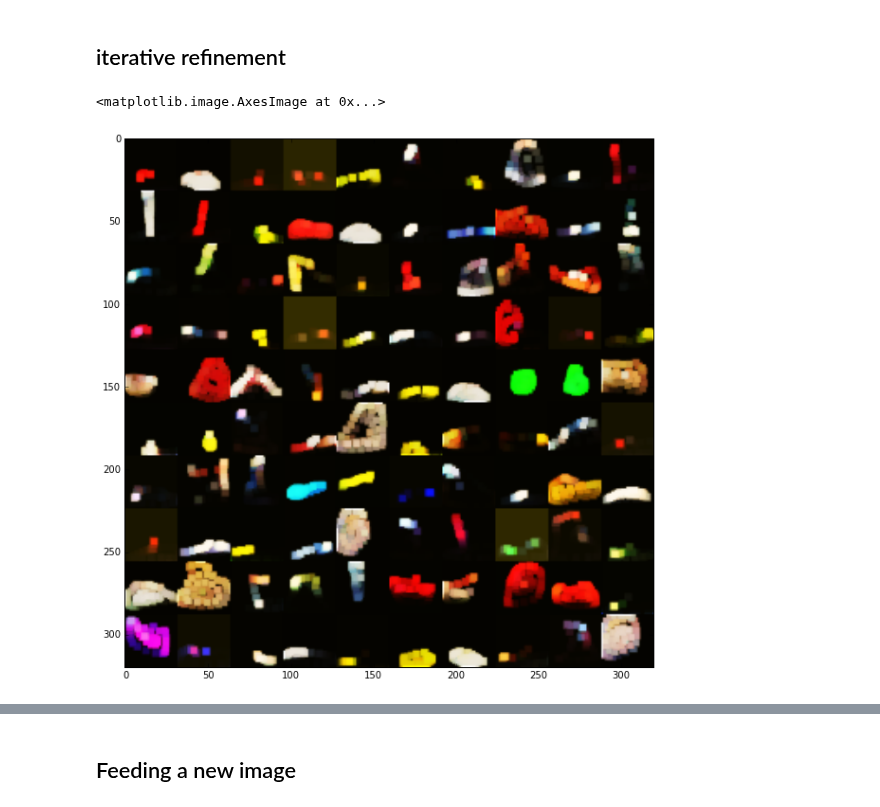
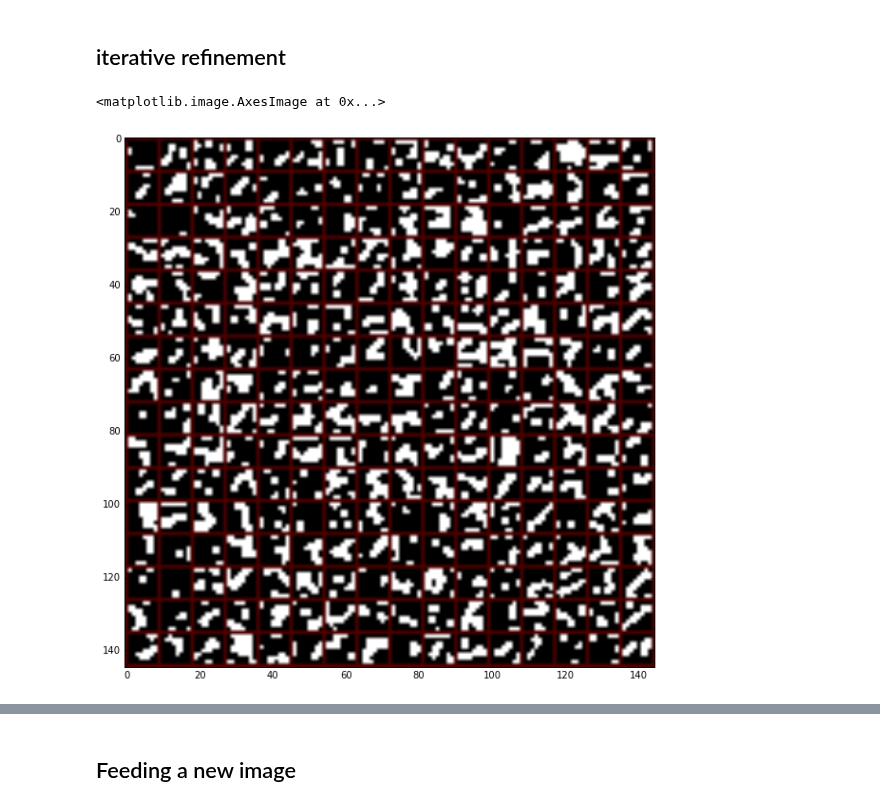
Before and after one commit to mehdidc/feature_generation, a Jupyter notebook: ipynb/brush_stroke_interactive.ipynb, the cells around one changed output, grey strips where cells are left out. Drawn from its saved outputs; the diff is of its cells as text; code cells hidden in the pictures.

```diff
--- a/ipynb/brush_stroke_interactive.ipynb
+++ b/ipynb/brush_stroke_interactive.ipynb
@@ -131,7 +138,8 @@ models = [
     "../jobs/results/8af0f0ff67a2c27a4bede27a9867c5cc/model.pkl", #11
     "../jobs/results/8fbec06424d9cae3887acf14bc01948b/model.pkl" #12
     "../training/brush16/model.pkl",#13
-    "../jobs/results/cebca877494edddcdb140b5b8b481964/model.pkl" #14
+    "../jobs/results/cebca877494edddcdb140b5b8b481964/model.pkl", #14
+    "../jobs/results/96b19e8ff6b43a3b0992f111ecafdb2c/model.pkl", #15
 ]
 
 #0  : (mnist:nice,                   ir:emptyfixated,         strokes:bad)
@@ -149,12 +157,12 @@ models = [
 #12 : (mnist:nice,                   ir:nice but fixated,     strokes:bad but not blurry)
 #13 : (omniglot:nice,                ir:strokesfixated,       strokes:ok)
 #14 : (omniglot:great,               ir:strokesfixated,       mnist:good!)
-
+#15 : (aloi:get the shapes notdeta,  ir:needsnoisecool,       omniglot:funny)
 filename = np.random.choice(models)
-model, data, layers, w, h, c = load_model("../jobs/results/96b19e8ff6b43a3b0992f111ecafdb2c/model.pkl",
+model, data, layers, w, h, c = load_model("../training/brush21/model.pkl",
                                           #force_w=64,
                                           #force_h=64,
-                                          dataset='aloi',
+                                          dataset='random_cropped_digits',
                                           #force_model_params={'w_out': 128, 'h_out': 128},
                                           kw_load_data={'include_test': True})
 # %% [output]
@@ -223,8 +230,8 @@ Image('im_mix.png')
 # %% [markdown]
 ## iterative refinement
 # %%
-nb_iter = 500
-nb_examples = 100
+nb_iter = 200
+nb_examples = 256
 
 np.random.seed(2)
 
@@ -241,14 +248,26 @@ else:
 def normalize(x, axis=1):
     return (x - x.min(axis=axis, keepdims=True)) / (x.max(axis=axis, keepdims=True) - x.min(axis=axis, keepdims=True))
 
+ones = []
+
+whitepx_ratio = (data.X>0.5).sum() / np.ones_like(data.X).sum()
+#whitepx_ratio = 0.01
+thresh = 'moving'
+
 for i in tqdm(range(1, nb_iter + 1)):
     imgs[:, i] = reconstruct(imgs[:, i - 1] + noise)
     if c == 1:
-        imgs[:, i] = imgs[:, i] > 0.5 # binarize
+        if thresh == 'moving':
+            vals = imgs[:, i].flatten()
+            vals = vals[np.argsort(vals)]
+            thresh_ = vals[-int(whitepx_ratio * len(vals)) - 1]
+        else:
+            thresh_ = thresh
+        imgs[:, i] = imgs[:, i] > thresh_ # binarize
 # %%
 fig = plt.figure(figsize=(10, 10))
-plt.imshow(disp_grid(imgs[:, -1])) # display last time step
+plt.imshow(disp_grid(imgs[:, -1], border=1, bordercolor=(0.3, 0, 0))) # display last time step
 # %% [output]
 <matplotlib.image.AxesImage at 0x...>
-[figure, old version]
+[figure, new version]
 # %%
```
Also changed, not shown: parts of 8 cells of this notebook, 4 other files.
